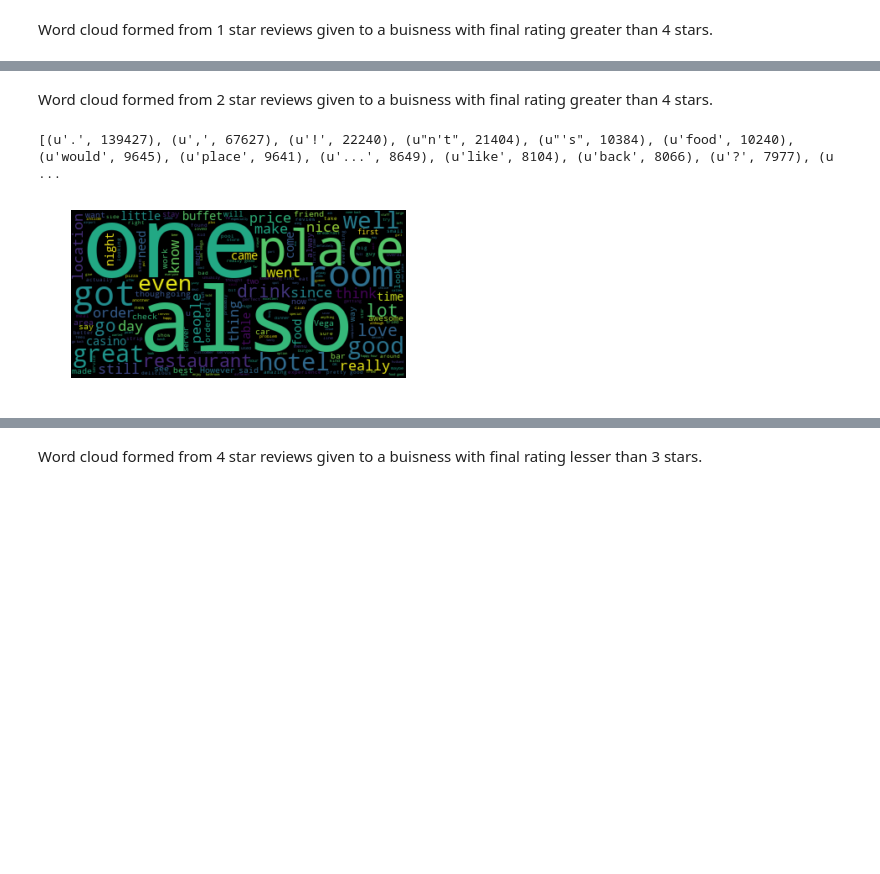
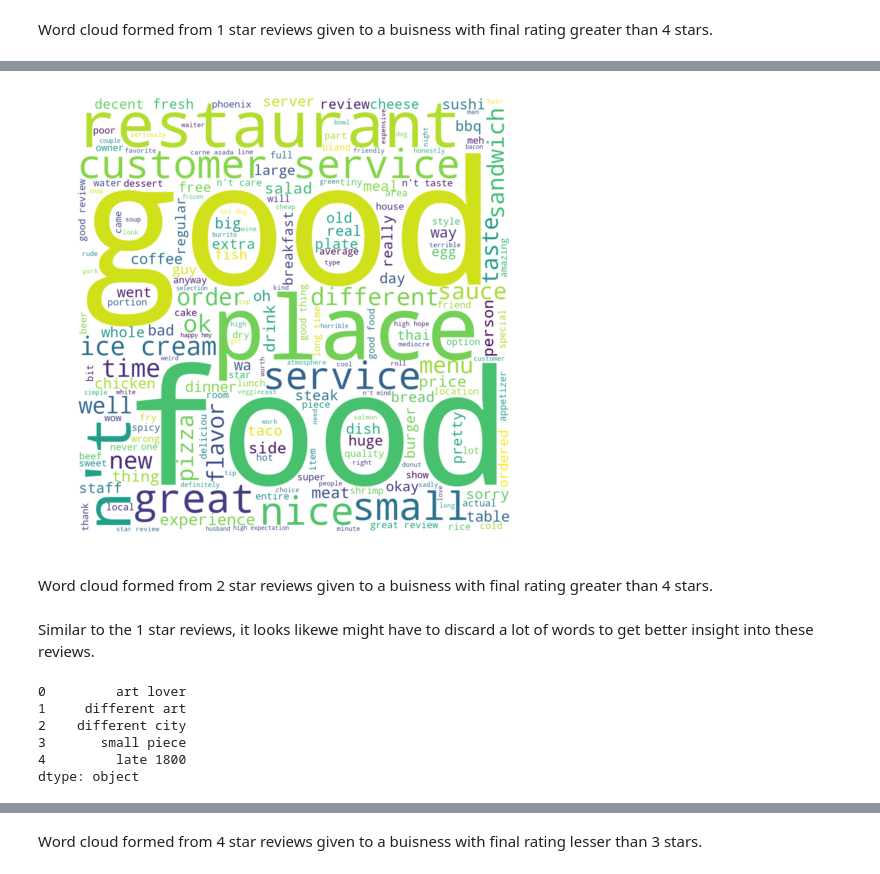
Before and after one commit to ibanesh/CapstoneProjectProposal, a Jupyter notebook: ProjectEDA.ipynb, the cells around one changed output, grey strips where cells are left out. Cells and saved outputs as stored; diff of their text form; code cells hidden in the pictures; blank space fills up the shorter version.

```diff
--- a/ProjectEDA.ipynb
+++ b/ProjectEDA.ipynb
@@ -395,0 +418,4 @@ plt.show()
+# %%
+nnp = extract_noun_phrases(df_2strRev_5strBus)
+nnp = pd.Series(nnp)
+nnp.head()
@@ -396,2 +449,9 @@ plt.show()
+# %%
+nnp_index = nnp.value_counts()[nnp.value_counts() >= 600].index
+stopwords = list(nnp_index.values)
+text = ' '.join([t for t in nnp if not any(s in t for s in stopwords)])
+wcloud(text)
+# %% [output]
+[figure, added]
 # %% [markdown]
 Word cloud formed from 2 star reviews given to a buisness with final rating greater than 4 stars.
@@ -403,11 +458,13 @@ allWordExceptStopDist = nltk.FreqDist(w.lower() for w in allWords if w.lower() n
-# %%
-print allWordExceptStopDist.most_common(50)
-# %% [output]
-[(u'.', 139427), (u',', 67627), (u'!', 22240), (u"n't", 21404), (u"'s", 10384), (u'food', 10240), (u'would', 9645), (u'place', 9641), (u'...', 8649), (u'like', 8104), (u'back', 8066), (u'?', 7977), (u ...
-# %%
-wordcloud = WordCloud().generate(text)
-plt.imshow(wordcloud, interpolation='bilinear')
-plt.axis("off")
-plt.show()
-# %% [output]
-[figure, removed]
+# %% [markdown]
+Similar to the 1 star reviews, it looks likewe might have to discard  a lot of words to get better insight into these reviews.
+# %%
+nnp = extract_noun_phrases(df_3strRev_5strBus)
+nnp = pd.Series(nnp)
+nnp.head()
+# %% [output]
+0         art lover
+1     different art
+2    different city
+3       small piece
+4         late 1800
+dtype: object
```
Also changed, not shown: parts of 39 cells of this notebook.
